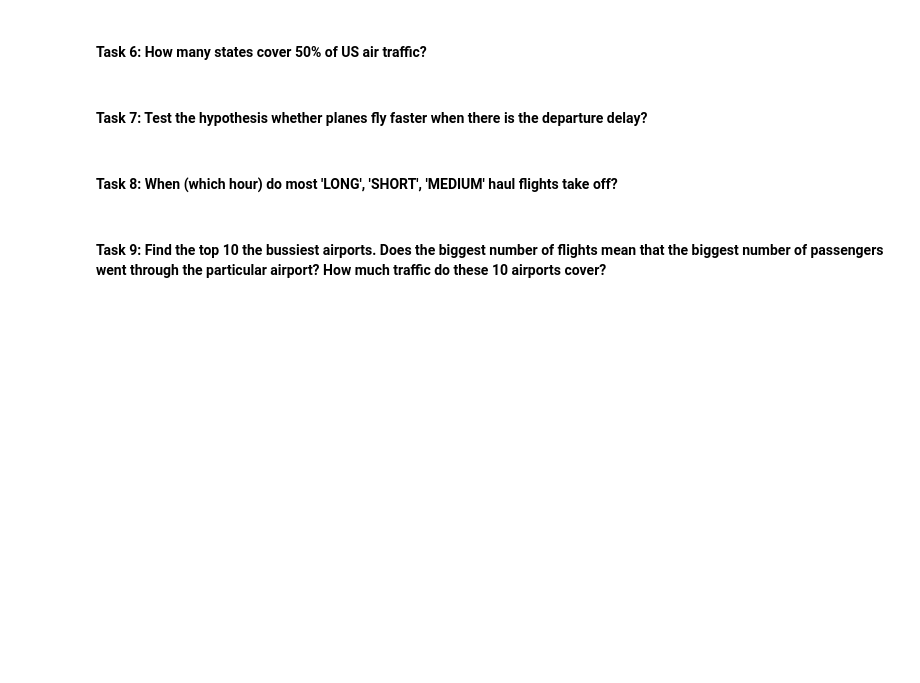
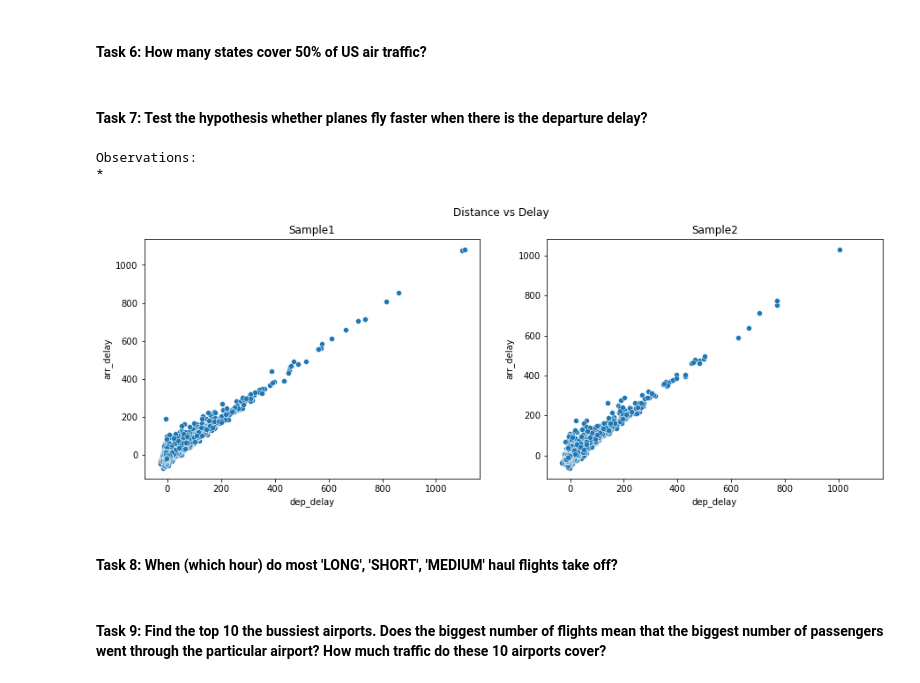
Before and after one commit to WongMatthew/LHL-Predicting-Flight-Patterns, a Jupyter notebook: Flight Prediction - master/exploratory_analysis.ipynb, the cells around one changed output. Saved outputs shown, nothing was run; the diff lists cells and outputs as text; code cells hidden in the pictures; blank space fills up the shorter version.

```diff
--- a/Flight Prediction - master/exploratory_analysis.ipynb
+++ b/Flight Prediction - master/exploratory_analysis.ipynb
@@ -86,6 +147,28 @@ Test the hypothesis that these 4 delays are from the same distribution. If they
 #### **Task 6**: How many states cover 50% of US air traffic?
 # %% [markdown]
 #### **Task 7**: Test the hypothesis whether planes fly faster when there is the departure delay?
+# %%
+#create charts
+fig, axes = plt.subplots(1, 2, sharex=True, figsize=(15,5))
+fig.suptitle('Distance vs Delay')
+
+#sample1
+sns.scatterplot(x='dep_delay',y='arr_delay',data=sample1,ax=axes[0])
+axes[0].set_title('Sample1')
+
+#sample2
+sns.scatterplot(x='dep_delay',y='arr_delay',data=sample2,ax=axes[1])
+axes[1].set_title('Sample2')
+
+print(
+'''Observations:
+*
+'''
+)
+# %% [output]
+Observations:
+*
+[figure, added]
 # %% [markdown]
 #### **Task 8**: When (which hour) do most 'LONG', 'SHORT', 'MEDIUM' haul flights take off?
 # %% [markdown]
```
Also changed, not shown: parts of 13 cells of this notebook, 1 other file.
